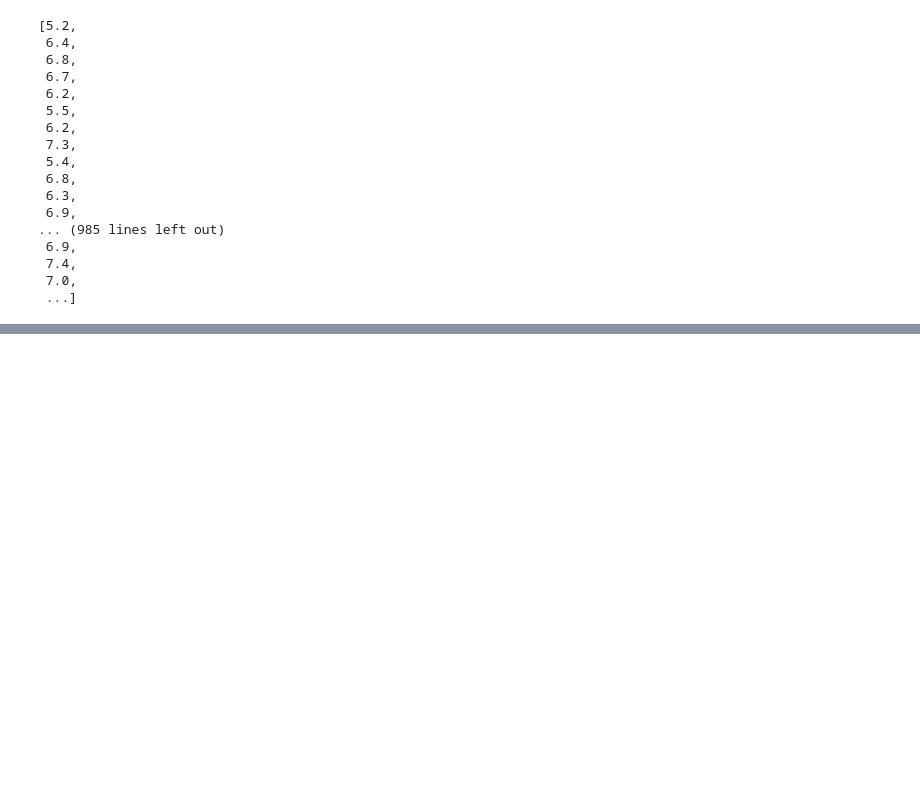
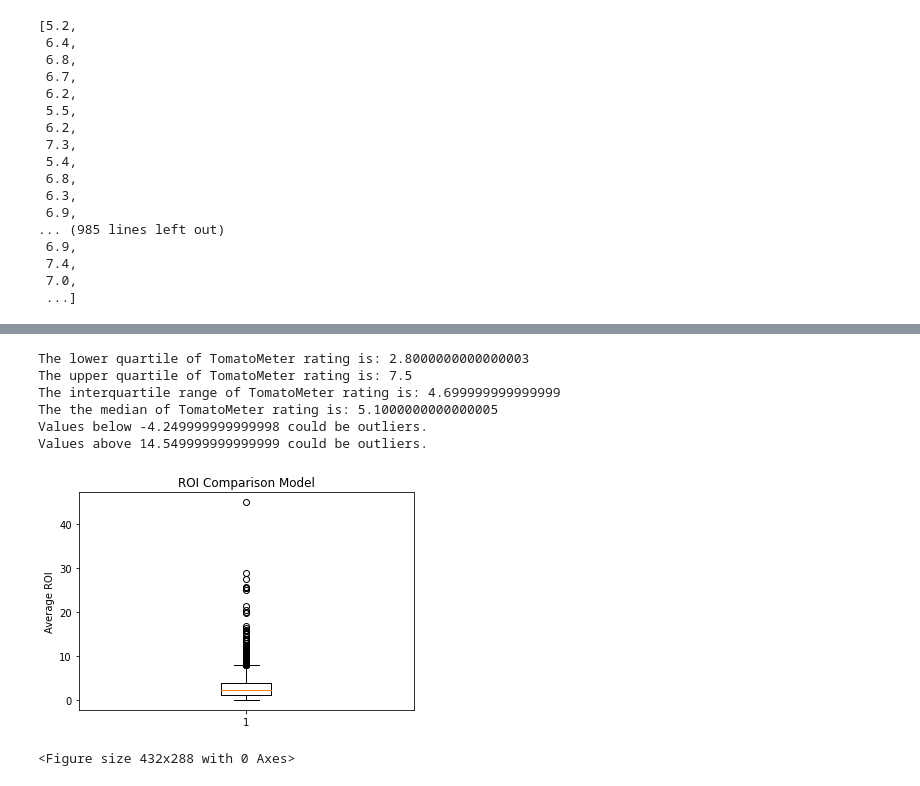
Before and after one commit to cspence001/Boxoffice_Project, a Jupyter notebook: analysis_critic_ratings.ipynb, the cells around one changed output, grey strips where cells are left out. Drawn from its saved outputs; the diff is of its cells as text; code cells hidden in the pictures; blank space fills up the shorter version.

Commit message:
pushing critic ratings models

```diff
--- a/analysis_critic_ratings.ipynb
+++ b/analysis_critic_ratings.ipynb
@@ -133,4 +146,4 @@ combined_df
 # %%
-combined_df["TomatoMeter"] = combined_df["TomatoMeter"].apply(pd.eval)
-combined_df
+cleaned_df["TomatoMeter"] = cleaned_df["TomatoMeter"].apply(pd.eval)
+cleaned_df
 # %% [output]
@@ -150,4 +168,4 @@ combined_df
 # %%
-t_list = (combined_df["TomatoMeter"]*.1).to_list()
-t_list
+cleaned_df["TomatoMeter"] = (cleaned_df["TomatoMeter"]*.1).to_list()
+cleaned_df
 # %% [output]
@@ -170,0 +190,3 @@ t_list
+# %%
+cleaned_df["ROI"] = cleaned_df["ROI"].replace('%','',regex=True)
+cleaned_df
@@ -170,0 +212,3 @@ t_list
+# %%
+roi_rate = (cleaned_df["ROI"].astype(float)/100).to_list()
+print(roi_rate)
@@ -202,0 +318,34 @@ plt.show()
+# %%
+quartiles = tmeter.quantile([.25,.5,.75])
+lowerq = quartiles[0.25]
+upperq = quartiles[0.75]
+iqr = upperq-lowerq
+
+print(f"The lower quartile of TomatoMeter rating is: {lowerq}")
+print(f"The upper quartile of TomatoMeter rating is: {upperq}")
+print(f"The interquartile range of TomatoMeter rating is: {iqr}")
+print(f"The the median of TomatoMeter rating is: {quartiles[0.5]} ")
+
+lower_bound = lowerq - (1.5*iqr)
+upper_bound = upperq + (1.5*iqr)
+print(f"Values below {lower_bound} could be outliers.")
+print(f"Values above {upper_bound} could be outliers.")
+# %% [output]
+The lower quartile of TomatoMeter rating is: 2.8000000000000003
+The upper quartile of TomatoMeter rating is: 7.5
+The interquartile range of TomatoMeter rating is: 4.699999999999999
+The the median of TomatoMeter rating is: 5.1000000000000005
+Values below -4.249999999999998 could be outliers.
+Values above 14.549999999999999 could be outliers.
+# %%
+#creating boxplot for tomatoMeter ratings
+fig4, ax4 = plt.subplots()
+ax4.set_title('ROI Comparison Model')
+ax4.set_ylabel('Average ROI')
+ax4.boxplot(roi_rate)
+plt.show()
+
+plt.savefig("Project Images - Jeff/ROI_comp_model.png")
+# %% [output]
+[figure, added]
+<Figure size 432x288 with 0 Axes>
```
Also changed, not shown: parts of 16 cells of this notebook, 3 other files.
